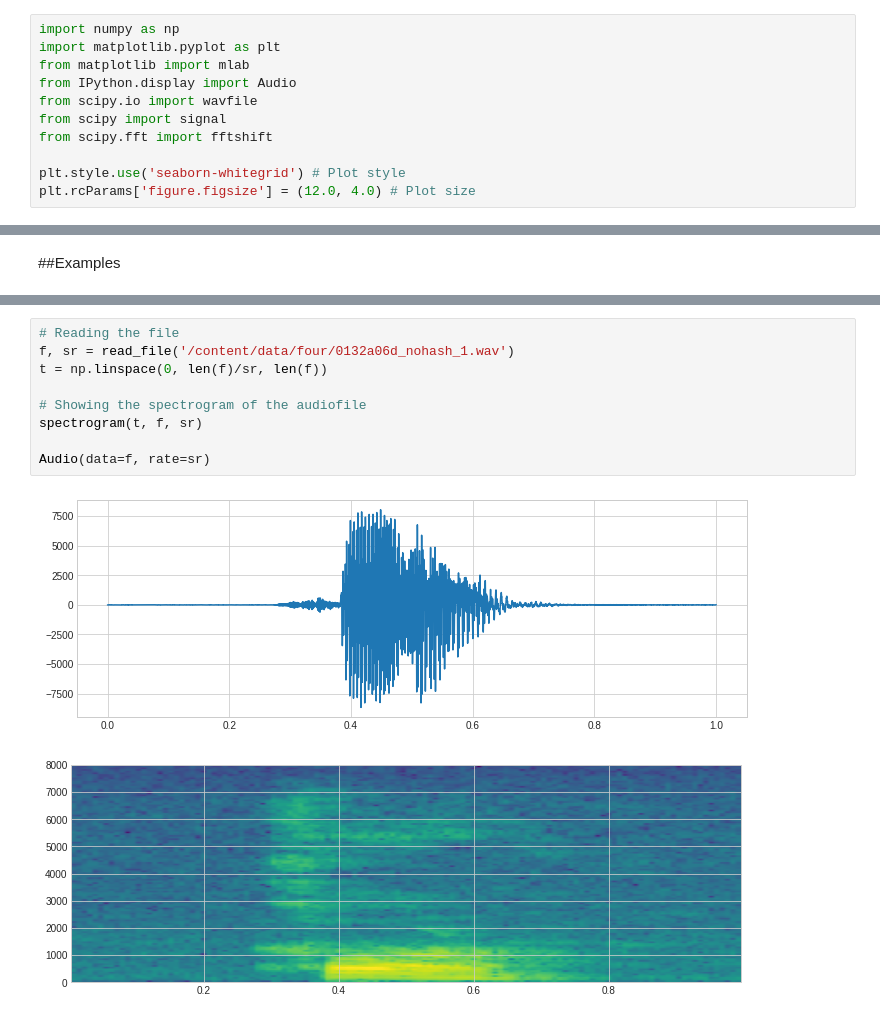
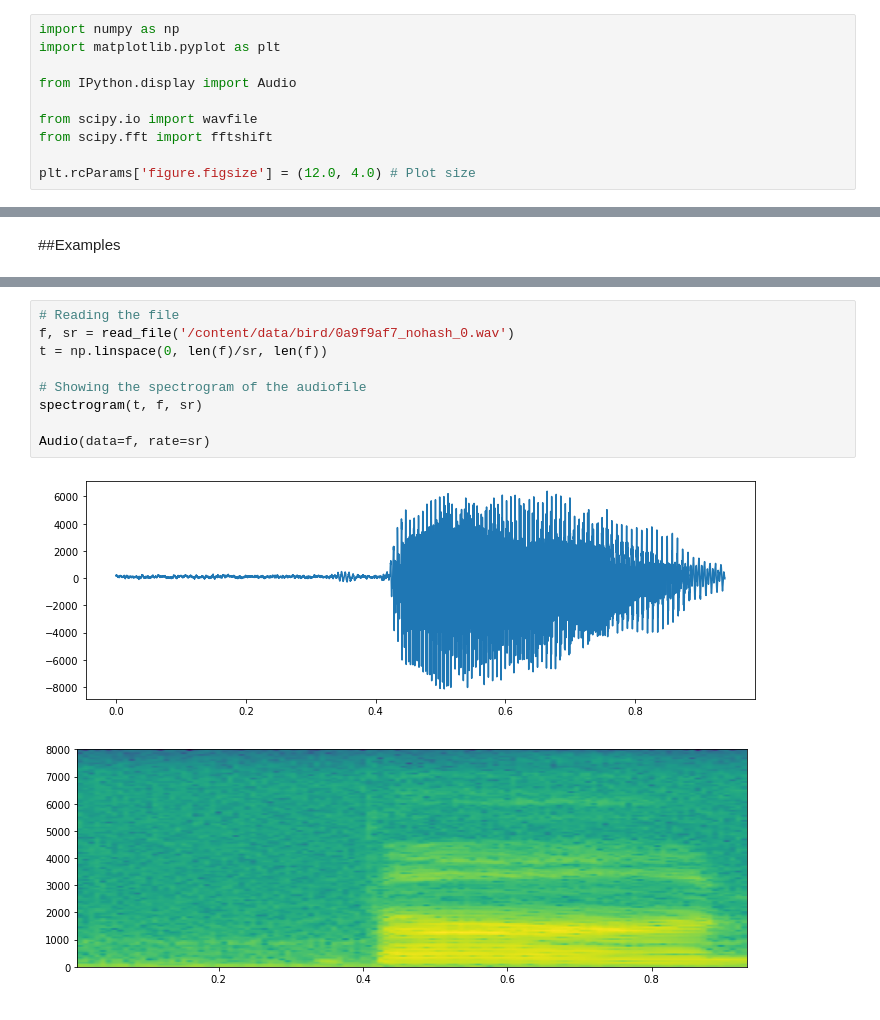
Before and after one commit to tigran-serobyan/keyword_spotting, a Jupyter notebook: Spectrogram.ipynb, the cells around one changed output, grey strips where cells are left out. Drawn from its saved outputs; the diff is of its cells as text.

```diff
--- a/Spectrogram.ipynb
+++ b/Spectrogram.ipynb
@@ -5,13 +5,12 @@
 # %%
 import numpy as np
 import matplotlib.pyplot as plt
-from matplotlib import mlab
+
 from IPython.display import Audio
+
 from scipy.io import wavfile
-from scipy import signal
 from scipy.fft import fftshift
 
-plt.style.use('seaborn-whitegrid') # Plot style
 plt.rcParams['figure.figsize'] = (12.0, 4.0) # Plot size
 # %% [markdown]
 ##Downloading files
@@ -88,14 +86,14 @@ Audio(data=f, rate=sr)
 [interactive output not drawn]
 # %%
 # Reading the file
-f, sr = read_file('/content/data/four/0132a06d_nohash_1.wav')
+f, sr = read_file('/content/data/bird/0a9f9af7_nohash_0.wav')
 t = np.linspace(0, len(f)/sr, len(f))
 
 # Showing the spectrogram of the audiofile
 spectrogram(t, f, sr)
 
 Audio(data=f, rate=sr)
 # %% [output]
-[figure, old version]
+[figure, new version]
-[figure, old version]
+[figure, new version]
 [interactive output not drawn]
```
Also changed, not shown: parts of 6 cells of this notebook.
